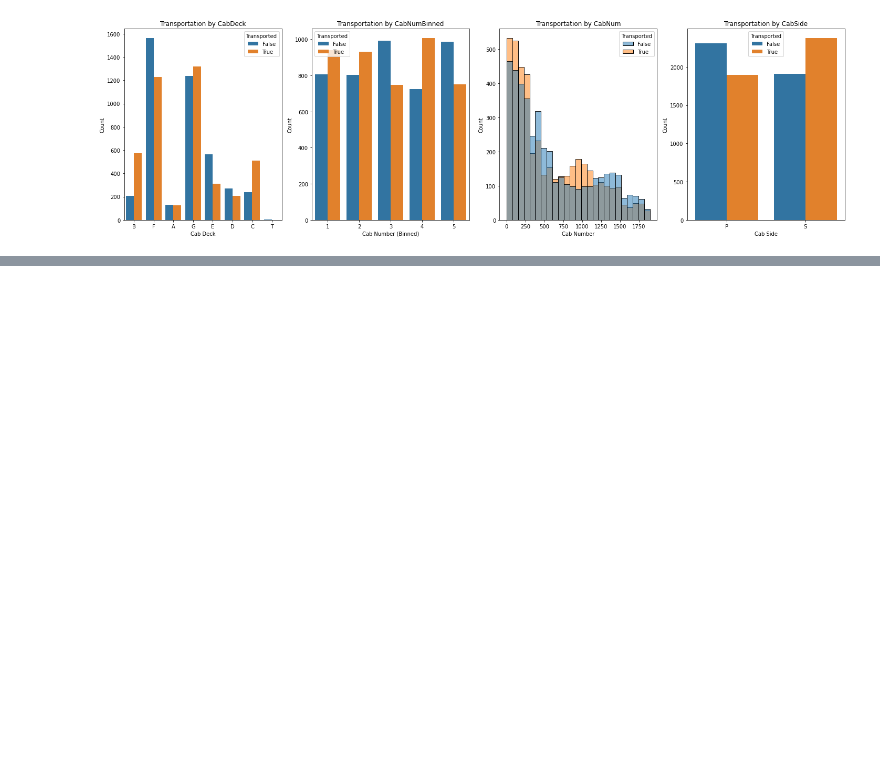
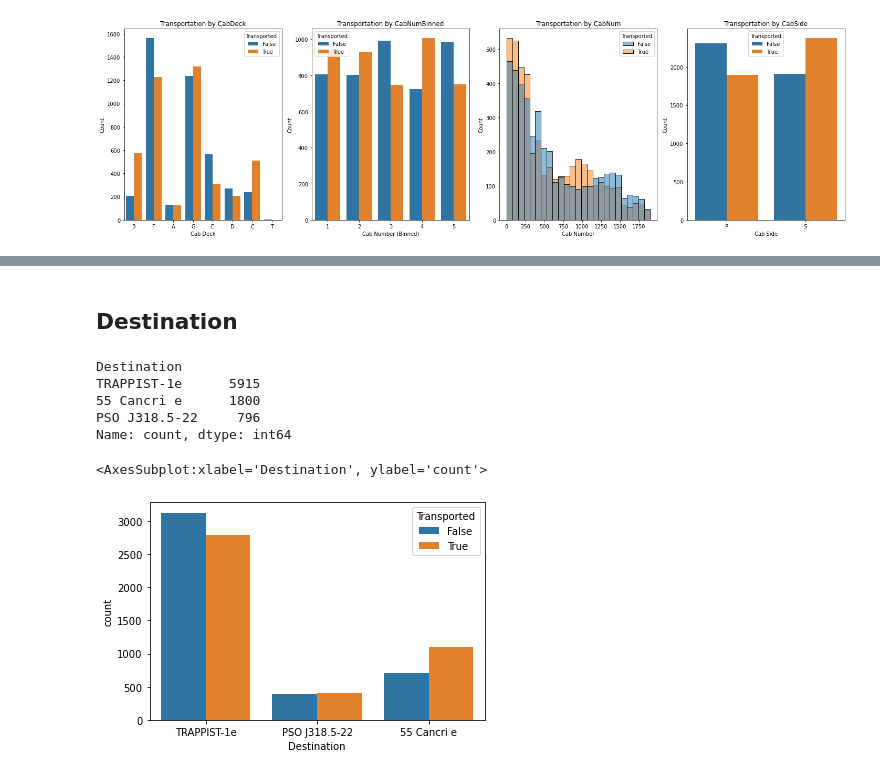
Before and after one commit to brianellis1997/Spaceship-Titanic, a Jupyter notebook: spaceship-titanic/Work.ipynb, the cells around one changed output, grey strips where cells are left out. Drawn from its saved outputs; the diff is of its cells as text; code cells hidden in the pictures; blank space fills up the shorter version.

Commit message:
Looking at Destination

```diff
--- a/spaceship-titanic/Work.ipynb
+++ b/spaceship-titanic/Work.ipynb
@@ -325,3 +325,6 @@ plt.tight_layout()
 plt.show()
 # %% [output]
 [figure]
+# %%
+train.drop('Cabin', axis=1, inplace=True)
+train.info()
@@ -327,0 +349,15 @@ plt.show()
+# %% [markdown]
+## Destination
+# %%
+train['Destination'].value_counts()
+# %% [output]
+Destination
+TRAPPIST-1e      5915
+55 Cancri e      1800
+PSO J318.5-22     796
+Name: count, dtype: int64
+# %%
+sns.countplot(train['Destination'], hue=train['Transported'])
+# %% [output]
+<AxesSubplot:xlabel='Destination', ylabel='count'>
+[figure, added]
```
Also changed, not shown: parts of 1 cell of this notebook.
